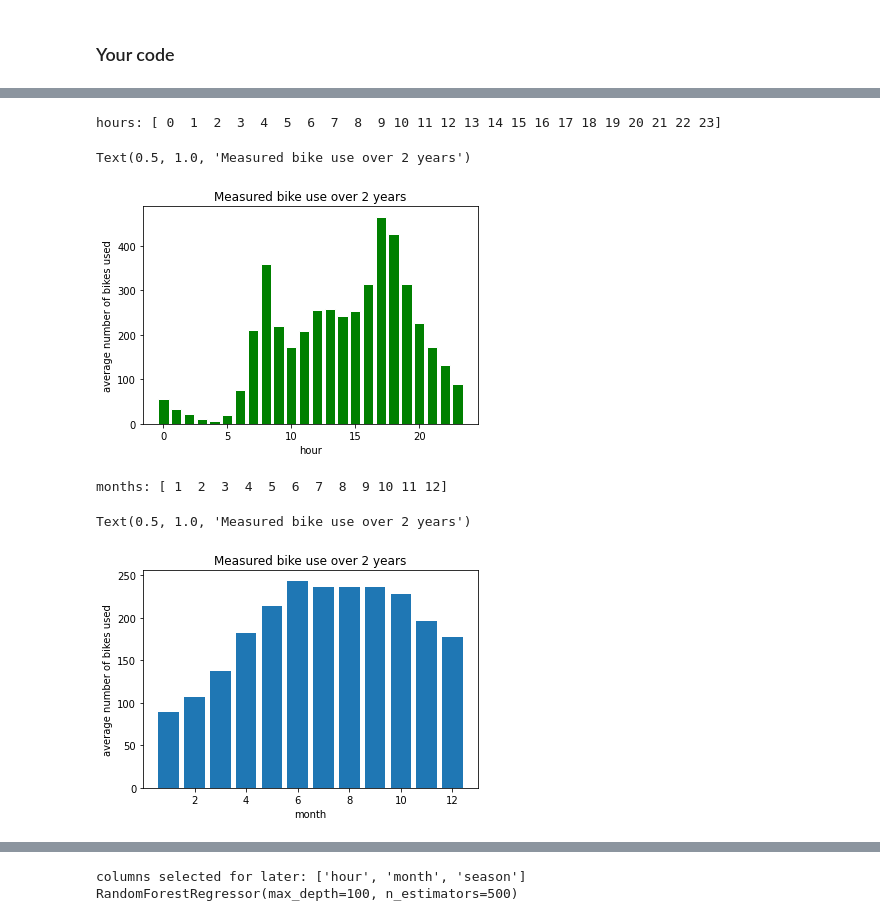
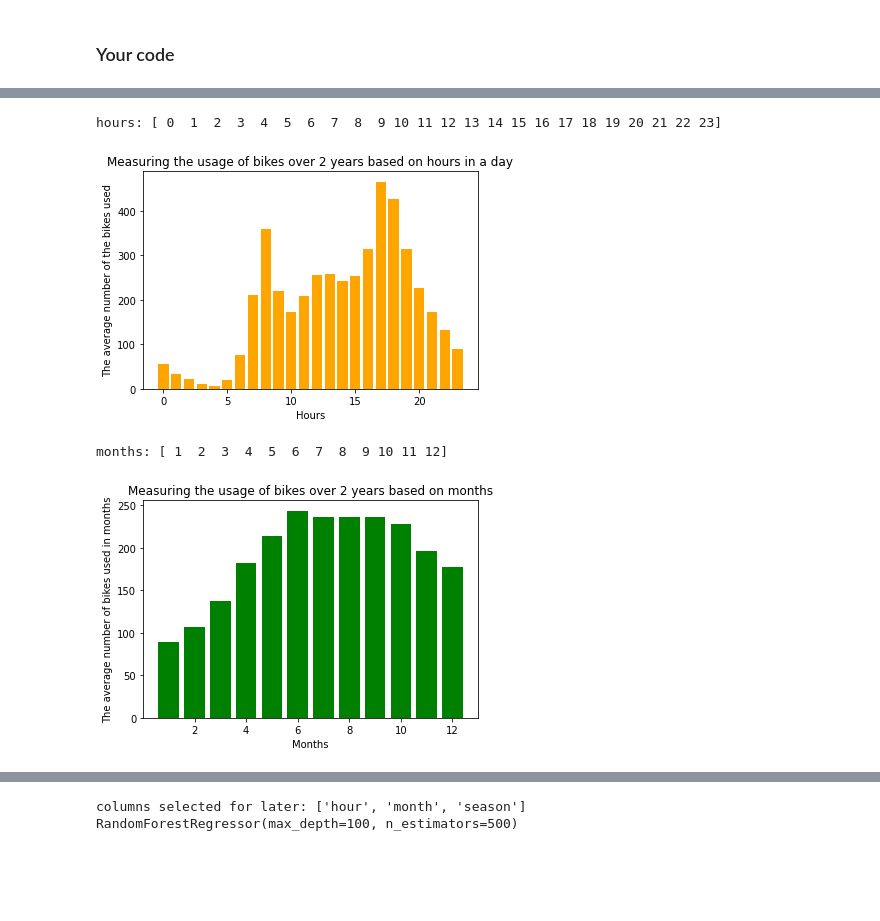
Before and after one commit to JayanthPrudhivi6/JayanthPrudhivi_INFO5502_Spring2022, a Jupyter notebook: lab_assignment_06.ipynb, the cells around one changed output, grey strips where cells are left out. Drawn from its saved outputs; the diff is of its cells as text; code cells hidden in the pictures; blank space fills up the shorter version.

```diff
--- a/lab_assignment_06.ipynb
+++ b/lab_assignment_06.ipynb
@@ -86,7 +86,7 @@ Your predictions should be compared to the ground truth information (sample_pred
 
 
 
-### You code here:
+# You code here:
 
 import pandas as pd
 import numpy as np
@@ -96,7 +96,19 @@ import matplotlib.pyplot as plt
 from sklearn import preprocessing
 %matplotlib inline
 
-train_df = pd.read_table("https://raw.githubusercontent.com/unt-iialab/info5502-spring2022/main/datasets/lab_assignment_06/train_luc.csv", sep=',',header=0)
+data_train = pd.read_table("https://raw.githubusercontent.com/unt-iialab/info5502-spring2022/main/datasets/lab_assignment_06/train_luc.csv", sep=',',header=0)
 
-print("\nTotal Number of samples:",train_df.shape[0],"and number of features:",train_df.shape[1],"\n")
+print("Total Number of samples:",data_train.shape[0],"and total number of features:",data_train.shape[1],"\n")
+
+#Now new columns Hour, Day and Month
+def hour(dt):
+    return datetime.strptime(dt, "%Y-%m-%d %H:%M:%S").time().hour
+def day(dt):
+    return datetime.strptime(dt,"%Y-%m-%d %H:%M:%S").day
+def month(dt):
+    return datetime.strptime(dt, "%Y-%m-%d %H:%M:%S").month
+data_train['hour'] = data_train['datetime'].map(hour)
+data_train['day'] = data_train['datetime'].map(day)
+data_train['month'] = data_train['datetime'].map(month)
+data_train.head()
 # %% [output]
@@ -120,38 +141,37 @@ train_df.head()
 # %%
-# now let's take a look at the amerage amount of bike use for each hour of the day
+# now let's take a look at the average amount of bike use for each hour of the day
 # as a "sanity check" to make sure the data makes sense before going further
-hours = np.unique(train_df['hour'])
+hours = np.unique(data_train['hour'])
 print("hours:",hours)
 
 hours_mean = {}
 for h in hours:
-    temp_df = train_df.loc[train_df['hour'] == h]
+    temp_df = data_train.loc[data_train['hour'] == h]
     hours_mean[h] = temp_df['count'].mean()
 
-# plot the results. Maybe should see peaks from bike commuting or evening use
-plt.bar(hours,[hours_mean[h] for h in hours],color='Green', edgecolor = 'white', )
-plt.xlabel("hour")
-plt.ylabel("average number of bikes used")
-plt.title("Measured bike use over 2 years")
+# Make a graph for the results. Perhaps there should be peaks from commuting by bike or evening use.
+plt.bar(hours,[hours_mean[h] for h in hours],color='orange' )
+plt.xlabel("Hours")
+plt.ylabel("The average number of the bikes used")
+plt.title("Measuring the usage of bikes over 2 years based on hours in a day")
+plt.show()
+
+months = np.unique(data_train['month'])
+print("months:",months)
+
+months_mean = {}
+for h in months:
+    temp_df = data_train.loc[data_train['month'] == h]
+    months_mean[h] = temp_df['count'].mean()
+
+# Make a graph for the results. Perhaps there should be peaks from commuting by bike or evening use.
+plt.bar(months,[months_mean[h] for h in months],color = 'Green')
+plt.xlabel("Months")
+plt.ylabel("The average number of bikes used in months")
+plt.title("Measuring the usage of bikes over 2 years based on months")
+plt.show()
 # %% [output]
 hours: [ 0  1  2  3  4  5  6  7  8  9 10 11 12 13 14 15 16 17 18 19 20 21 22 23]
+[figure, new version]
-Text(0.5, 1.0, 'Measured bike use over 2 years')
+months: [ 1  2  3  4  5  6  7  8  9 10 11 12]
-[figure, old version]
+[figure, added]
-# %%
-months = np.unique(train_df['month'])
-print("months:",months)
-
-months_mean = {}
-for h in months:
-    temp_df = train_df.loc[train_df['month'] == h]
-    months_mean[h] = temp_df['count'].mean()
-
-# plot the results. Maybe should see peaks from bike commuting or evening use
-plt.bar(months,[months_mean[h] for h in months])
-plt.xlabel("month")
-plt.ylabel("average number of bikes used")
-plt.title("Measured bike use over 2 years")
-# %% [output]
-months: [ 1  2  3  4  5  6  7  8  9 10 11 12]
-Text(0.5, 1.0, 'Measured bike use over 2 years')
-[figure, removed]
```
Also changed, not shown: parts of 11 cells of this notebook.
